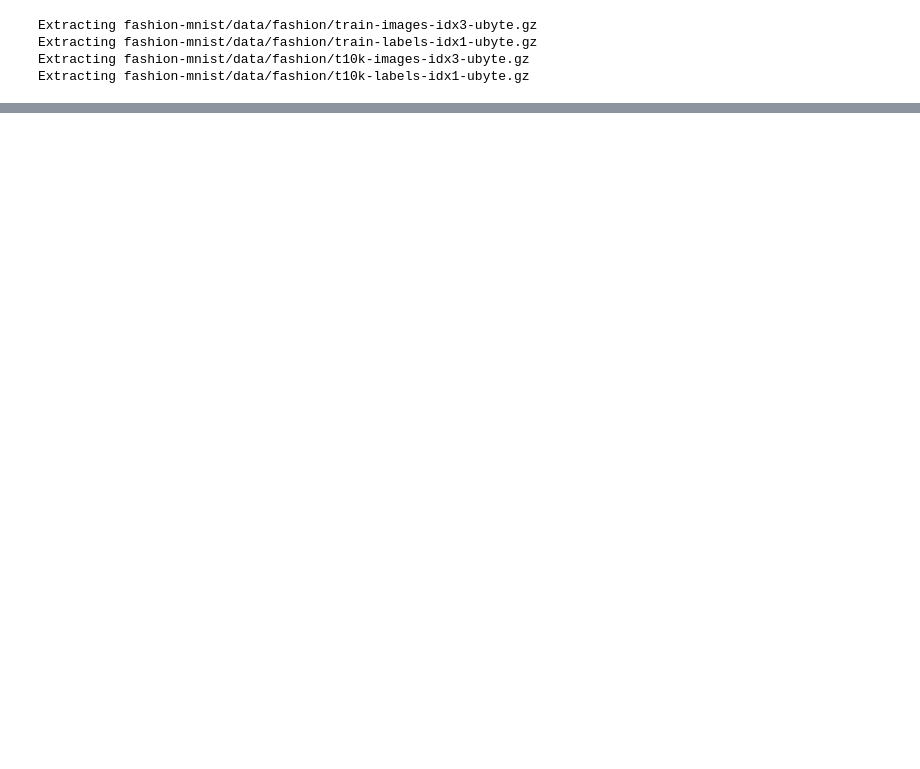
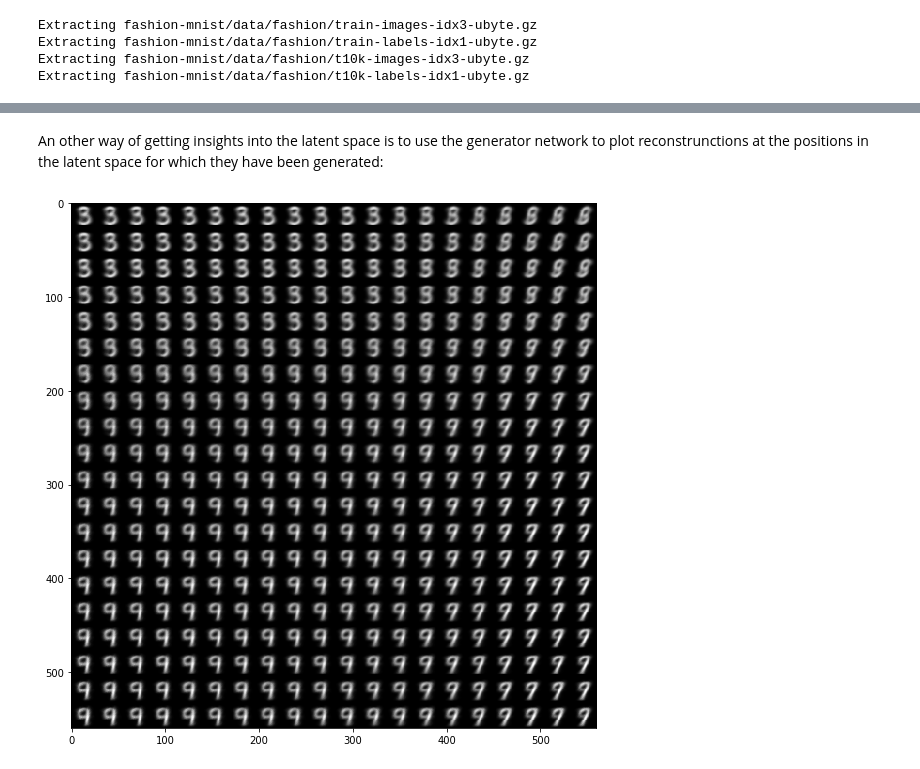
Before and after one commit to avgaydashenko/deep-learning-hw, a Jupyter notebook: homework.ipynb, the cells around one changed output, grey strips where cells are left out. Drawn from its saved outputs; the diff is of its cells as text; code cells hidden in the pictures; blank space fills up the shorter version.

```diff
--- a/homework.ipynb
+++ b/homework.ipynb
@@ -194,0 +236,20 @@ print(50 * ((dg < 0.5).mean() + (dx >= 0.5).mean()), '% accurate')
+# %% [markdown]
+An other way of getting insights into the latent space is to use the generator network to plot reconstrunctions at the positions in the latent space for which they have been generated:
+# %%
+nx = ny = 20
+x_values = np.linspace(-3, 3, nx)
+y_values = np.linspace(-3, 3, ny)
+
+canvas = np.empty((28*ny, 28*nx))
+for i, yi in enumerate(x_values):
+    for j, xi in enumerate(y_values):
+        z_mu = np.array([[xi, yi]]*vae.batch_size)
+        x_mean = vae_2d.generate(z_mu)
+        canvas[(nx-i-1)*28:(nx-i)*28, j*28:(j+1)*28] = x_mean[0].reshape(28, 28)
+
+plt.figure(figsize=(8, 10))
+Xi, Yi = np.meshgrid(x_values, y_values)
+plt.imshow(canvas, origin="upper", cmap="gray")
+plt.tight_layout()
+# %% [output]
+[figure, added]
```
Also changed, not shown: parts of 32 cells of this notebook, 4 other files.
